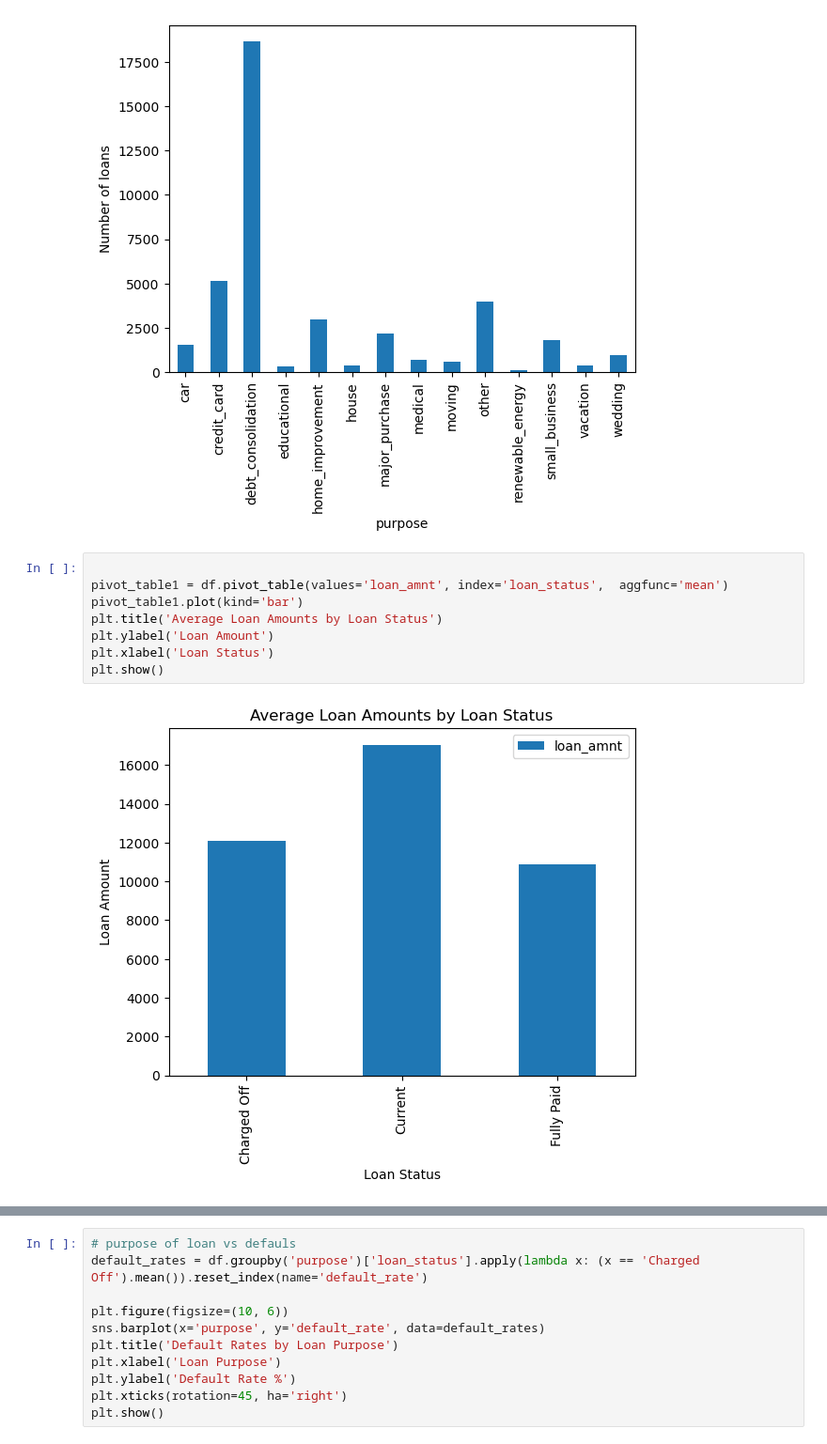
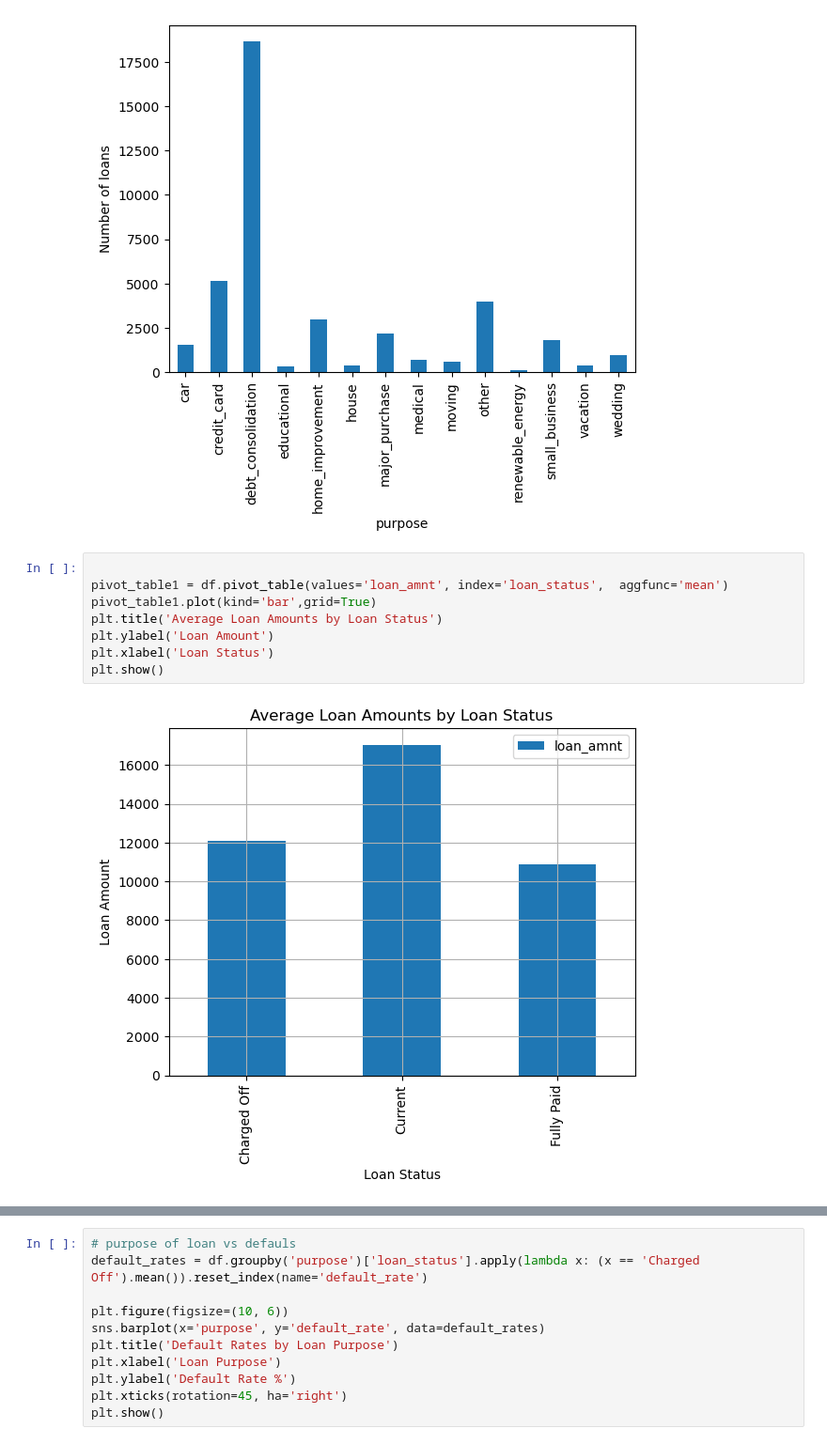
Before and after one commit to maheshh22/LendingClub, a Jupyter notebook: Lending_club.ipynb, the cells around one changed output, grey strips where cells are left out. Shown at 94% size. Drawn from its saved outputs; the diff is of its cells as text.

```diff
--- a/Lending_club.ipynb
+++ b/Lending_club.ipynb
@@ -42,13 +42,13 @@ plt.show()
 # %%
 
 pivot_table1 = df.pivot_table(values='loan_amnt', index='loan_status',  aggfunc='mean')
-pivot_table1.plot(kind='bar')
+pivot_table1.plot(kind='bar',grid=True)
 plt.title('Average Loan Amounts by Loan Status')
 plt.ylabel('Loan Amount')
 plt.xlabel('Loan Status')
 plt.show()
 # %% [output]
-[figure, old version]
+[figure, new version]
 # %%
 
 # Probability default based on monthly income vs monthly installments for loan
```
Also changed, not shown: parts of 2 cells of this notebook.
